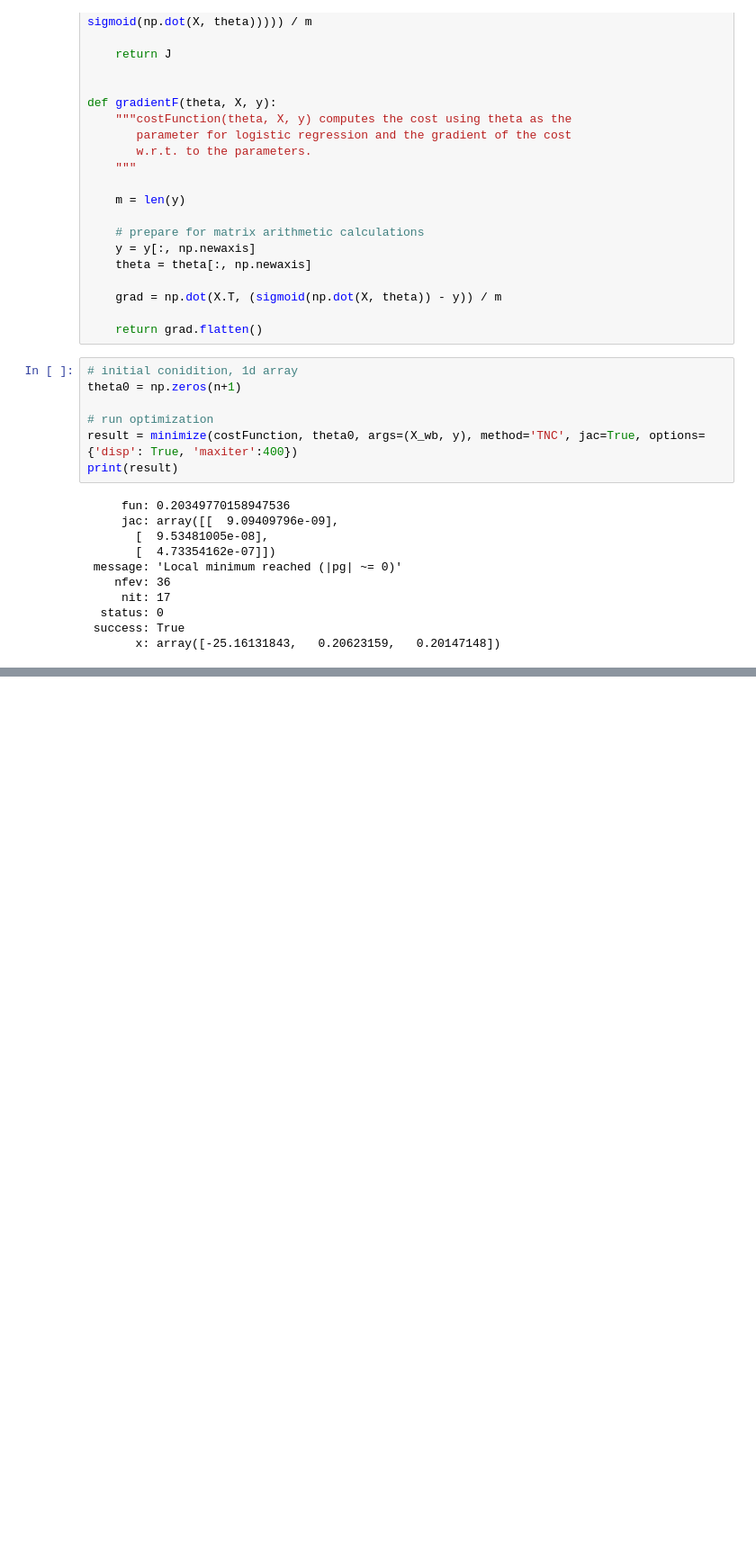
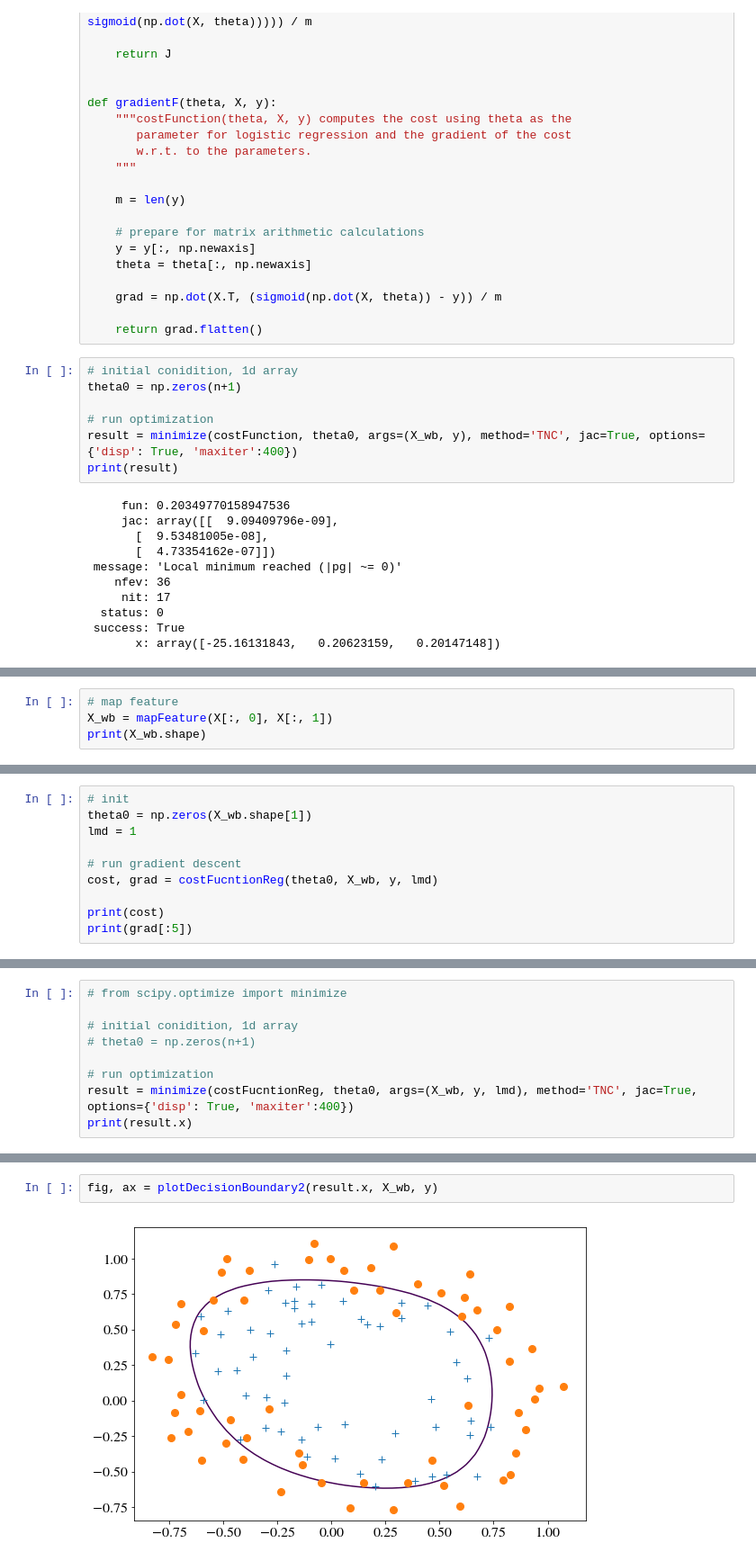
Before and after one commit to oeyh/NN, a Jupyter notebook: assignment2 logistic regression/Assign 2 Logistic Regression.ipynb, the cells around one changed output, grey strips where cells are left out. Shown at 90% size. Cells and saved outputs as stored; diff of their text form; blank space fills up the shorter version.

```diff
--- a/assignment2 logistic regression/Assign 2 Logistic Regression.ipynb
+++ b/assignment2 logistic regression/Assign 2 Logistic Regression.ipynb
@@ -282,0 +409,4 @@ $$\large \frac{\partial J(\theta)}{\partial \theta}=\frac{1}{m} \mathbf X^T(2:en
+# %%
+# map feature
+X_wb = mapFeature(X[:, 0], X[:, 1])
+print(X_wb.shape)
@@ -282,0 +477,10 @@ $$\large \frac{\partial J(\theta)}{\partial \theta}=\frac{1}{m} \mathbf X^T(2:en
+# %%
+# init
+theta0 = np.zeros(X_wb.shape[1])
+lmd = 1
+
+# run gradient descent
+cost, grad = costFucntionReg(theta0, X_wb, y, lmd)
+
+print(cost)
+print(grad[:5])
@@ -282,0 +497,9 @@ $$\large \frac{\partial J(\theta)}{\partial \theta}=\frac{1}{m} \mathbf X^T(2:en
+# %%
+# from scipy.optimize import minimize
+
+# initial conidition, 1d array
+# theta0 = np.zeros(n+1)
+
+# run optimization
+result = minimize(costFucntionReg, theta0, args=(X_wb, y, lmd), method='TNC', jac=True, options={'disp': True, 'maxiter':400})
+print(result.x)
@@ -282,0 +560,4 @@ $$\large \frac{\partial J(\theta)}{\partial \theta}=\frac{1}{m} \mathbf X^T(2:en
+# %%
+fig, ax = plotDecisionBoundary2(result.x, X_wb, y)
+# %% [output]
+[figure, added]
```
Also changed, not shown: parts of 38 cells of this notebook.
